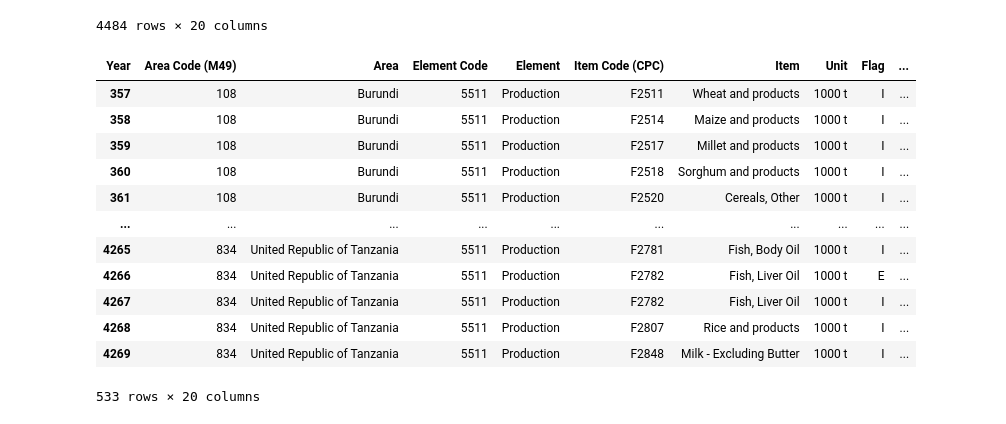
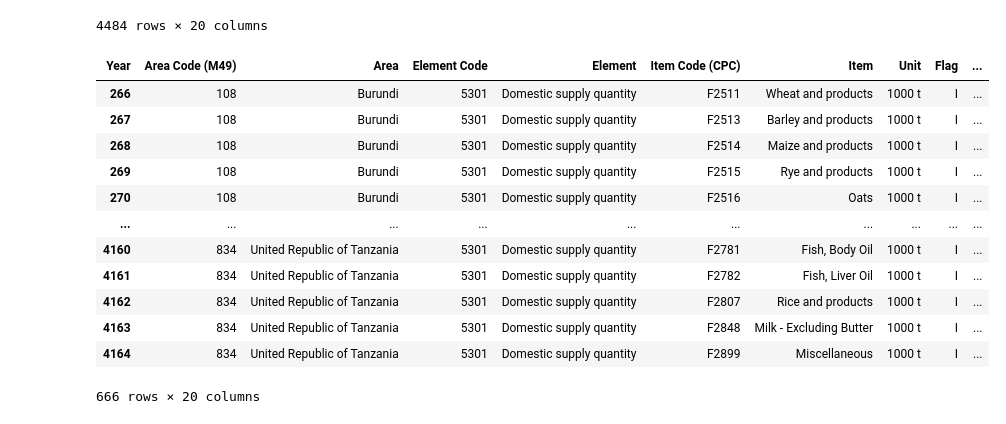
Before and after one commit to Muramati/FAOStat-Dataset-Time-Series, a Jupyter notebook: faostat.ipynb, the cells around one changed output. Saved outputs shown, nothing was run; the diff lists cells and outputs as text; code cells hidden in the pictures.

```diff
--- a/faostat.ipynb
+++ b/faostat.ipynb
@@ -138,22 +138,22 @@ pivot_df
 4484 rows × 20 columns
 # %%
 # Filter the dataframe
-filtered_df = pivot_df[(pivot_df['Element'].str.contains('Production'))
+filtered_df = pivot_df[(pivot_df['Element'].str.contains('Domestic supply quantity'))
                  & (pivot_df['Item'] != 'Population')]
 
 # Print the filtered dataframe
 filtered_df
 # %% [output]
 | Year | Area Code (M49) | Area | Element Code | Element | Item Code (CPC) | Item | Unit | Flag | ... |
-| 357 | 108 | Burundi | 5511 | Production | F2511 | Wheat and products | 1000 t | I | ... |
-| 358 | 108 | Burundi | 5511 | Production | F2514 | Maize and products | 1000 t | I | ... |
-| 359 | 108 | Burundi | 5511 | Production | F2517 | Millet and products | 1000 t | I | ... |
-| 360 | 108 | Burundi | 5511 | Production | F2518 | Sorghum and products | 1000 t | I | ... |
-| 361 | 108 | Burundi | 5511 | Production | F2520 | Cereals, Other | 1000 t | I | ... |
+| 266 | 108 | Burundi | 5301 | Domestic supply quantity | F2511 | Wheat and products | 1000 t | I | ... |
+| 267 | 108 | Burundi | 5301 | Domestic supply quantity | F2513 | Barley and products | 1000 t | I | ... |
+| 268 | 108 | Burundi | 5301 | Domestic supply quantity | F2514 | Maize and products | 1000 t | I | ... |
+| 269 | 108 | Burundi | 5301 | Domestic supply quantity | F2515 | Rye and products | 1000 t | I | ... |
+| 270 | 108 | Burundi | 5301 | Domestic supply quantity | F2516 | Oats | 1000 t | I | ... |
 | ... | ... | ... | ... | ... | ... | ... | ... | ... | ... |
-| 4265 | 834 | United Republic of Tanzania | 5511 | Production | F2781 | Fish, Body Oil | 1000 t | I | ... |
-| 4266 | 834 | United Republic of Tanzania | 5511 | Production | F2782 | Fish, Liver Oil | 1000 t | E | ... |
-| 4267 | 834 | United Republic of Tanzania | 5511 | Production | F2782 | Fish, Liver Oil | 1000 t | I | ... |
-| 4268 | 834 | United Republic of Tanzania | 5511 | Production | F2807 | Rice and products | 1000 t | I | ... |
-| 4269 | 834 | United Republic of Tanzania | 5511 | Production | F2848 | Milk - Excluding Butter | 1000 t | I | ... |
+| 4160 | 834 | United Republic of Tanzania | 5301 | Domestic supply quantity | F2781 | Fish, Body Oil | 1000 t | I | ... |
+| 4161 | 834 | United Republic of Tanzania | 5301 | Domestic supply quantity | F2782 | Fish, Liver Oil | 1000 t | I | ... |
+| 4162 | 834 | United Republic of Tanzania | 5301 | Domestic supply quantity | F2807 | Rice and products | 1000 t | I | ... |
+| 4163 | 834 | United Republic of Tanzania | 5301 | Domestic supply quantity | F2848 | Milk - Excluding Butter | 1000 t | I | ... |
+| 4164 | 834 | United Republic of Tanzania | 5301 | Domestic supply quantity | F2899 | Miscellaneous | 1000 t | I | ... |
-533 rows × 20 columns
+666 rows × 20 columns
```
Also changed, not shown: parts of 6 cells of this notebook.
